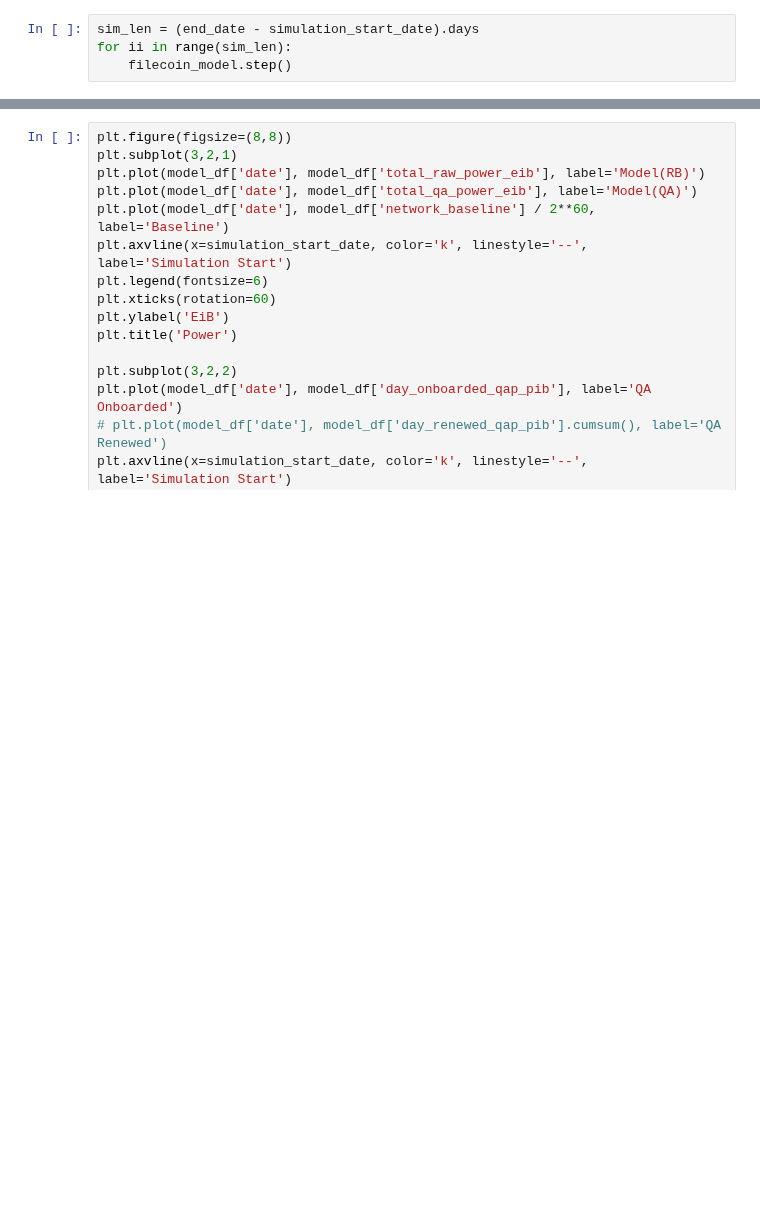
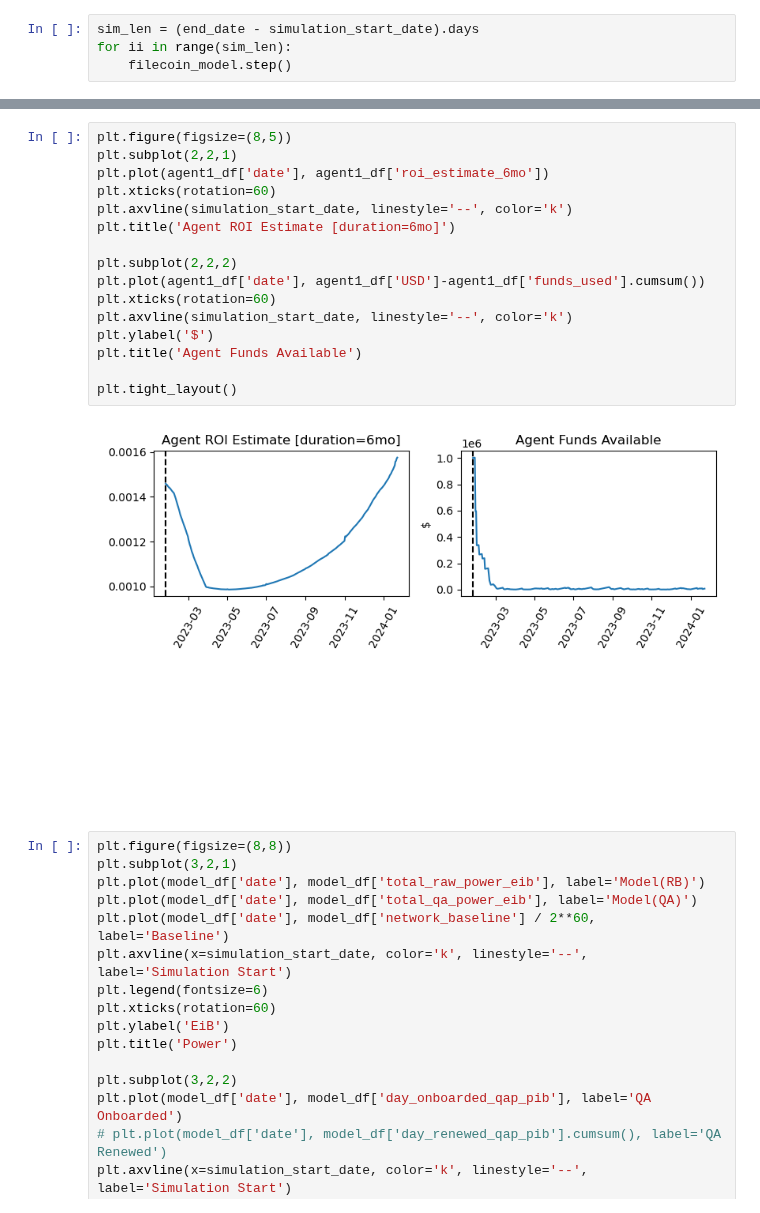
Before and after one commit to protocol/filecoin-agent-twin, a Jupyter notebook: notebooks/run_greedy_agents.ipynb, the cells around one changed output, grey strips where cells are left out. Saved outputs shown, nothing was run; the diff lists cells and outputs as text; blank space fills up the shorter version.

```diff
--- a/notebooks/run_greedy_agents.ipynb
+++ b/notebooks/run_greedy_agents.ipynb
@@ -99,3 +83,21 @@ plt.tight_layout()
+# %%
+plt.figure(figsize=(8,5))
+plt.subplot(2,2,1)
+plt.plot(agent1_df['date'], agent1_df['roi_estimate_6mo'])
+plt.xticks(rotation=60)
+plt.axvline(simulation_start_date, linestyle='--', color='k')
+plt.title('Agent ROI Estimate [duration=6mo]')
+
+plt.subplot(2,2,2)
+plt.plot(agent1_df['date'], agent1_df['USD']-agent1_df['funds_used'].cumsum())
+plt.xticks(rotation=60)
+plt.axvline(simulation_start_date, linestyle='--', color='k')
+plt.ylabel('$')
+plt.title('Agent Funds Available')
+
+plt.tight_layout()
+# %% [output]
+[figure, added]
 # %%
 plt.figure(figsize=(8,8))
 plt.subplot(3,2,1)
```
Also changed, not shown: parts of 4 cells of this notebook.
